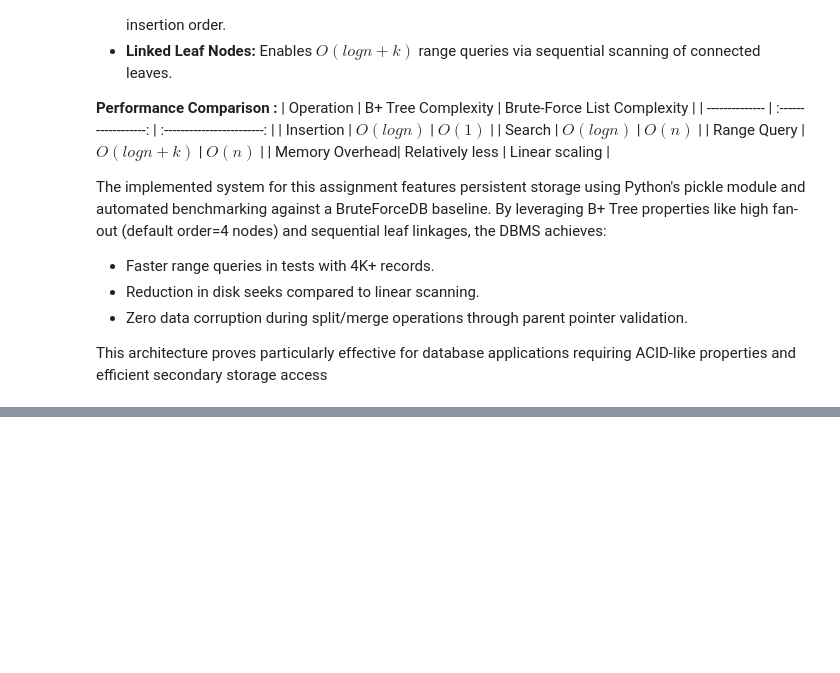
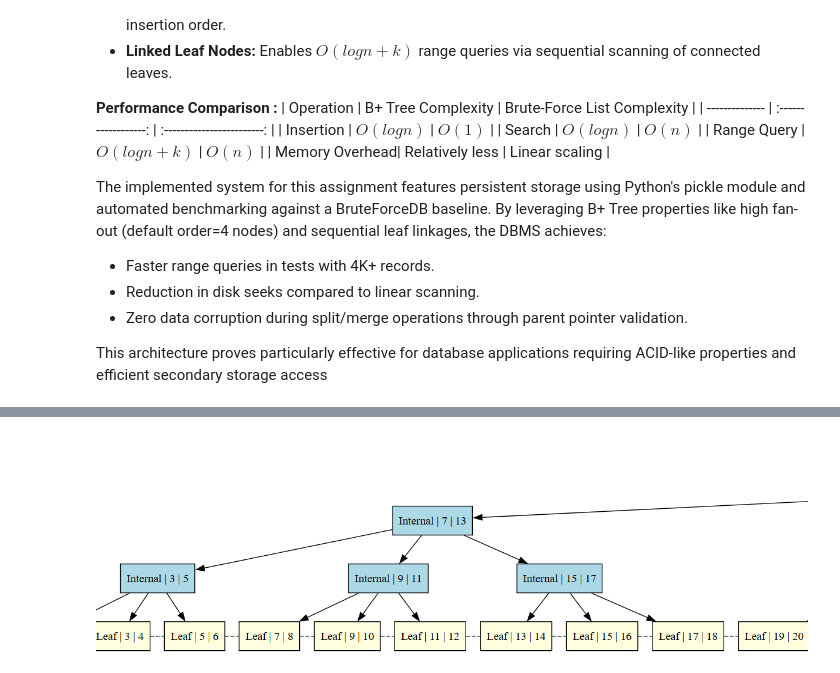
Before and after one commit to Mitansh-Patel-24120033/_DBModule4.G10, a Jupyter notebook: db_management_system/report.ipynb, the cells around one changed output, grey strips where cells are left out. Saved outputs shown, nothing was run; the diff lists cells and outputs as text; code cells hidden in the pictures; blank space fills up the shorter version.

```diff
--- a/db_management_system/report.ipynb
+++ b/db_management_system/report.ipynb
@@ -272,0 +350,4 @@ If you implemented the Bonus UI, describe its features and how to use it. Includ
+# %%
+display(Image(filename='visualizations/order_table_bplustree.png'))
+# %% [output]
+[figure, added]
```
Also changed, not shown: parts of 29 cells of this notebook, 27 other files.
